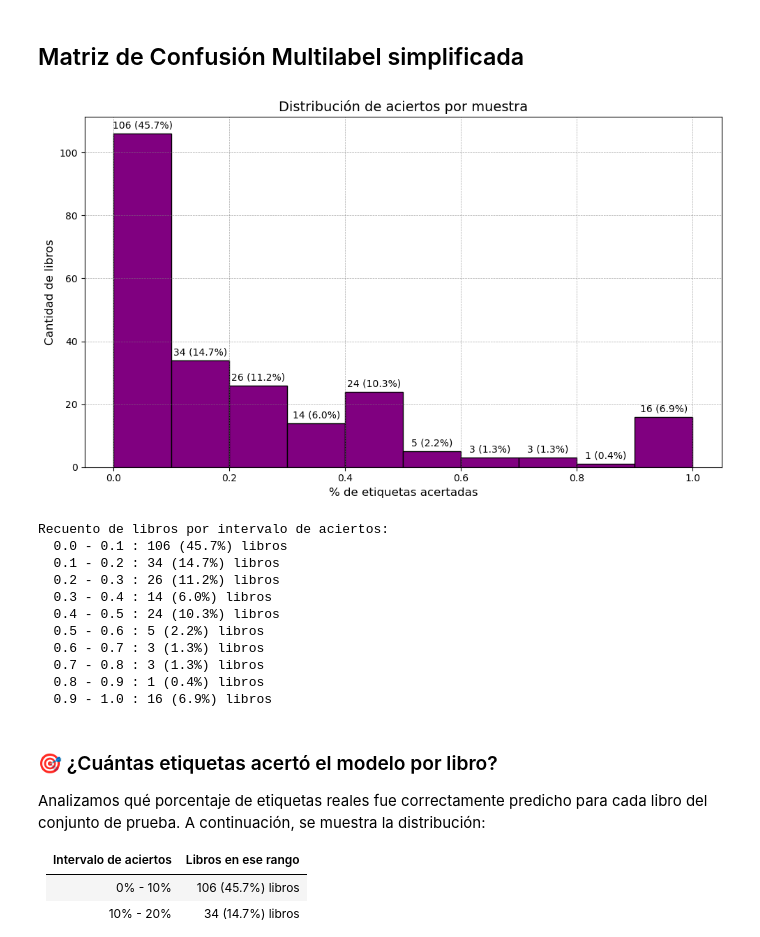
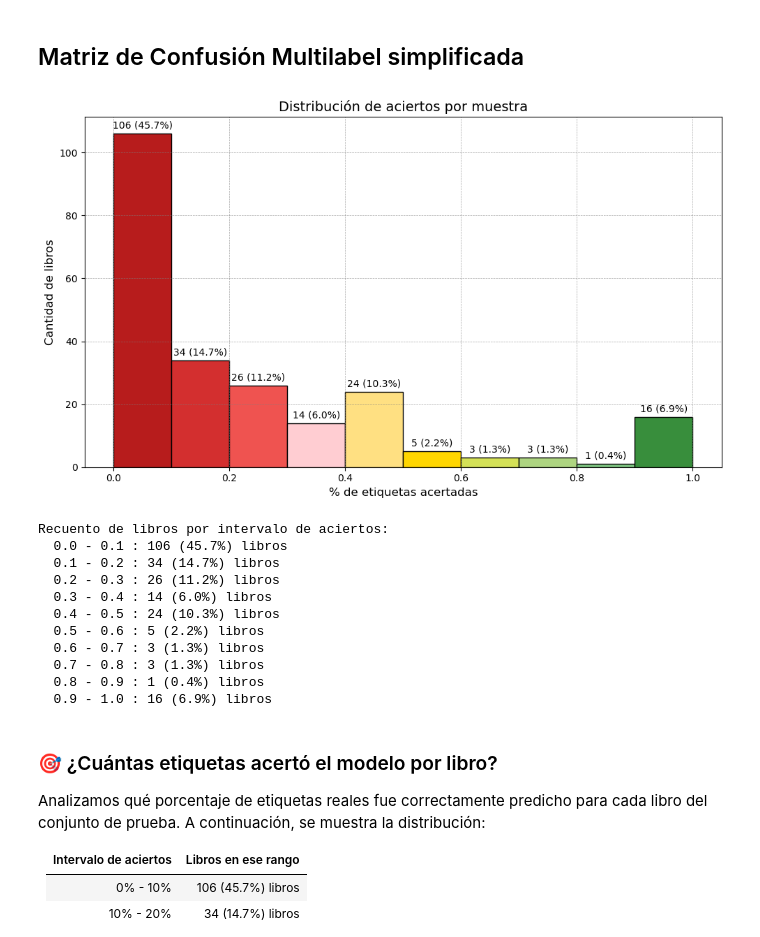
Before and after one commit to jesuserro/BiblioNLP-Automatic-Tagging-Semantic-Book-Search, a Jupyter notebook: notebooks/2_1_multilabel_classifier.ipynb, the cells around one changed output. Saved outputs shown, nothing was run; the diff lists cells and outputs as text; code cells hidden in the pictures.

Commit message:
chore: commit save point

```diff
--- a/notebooks/2_1_multilabel_classifier.ipynb
+++ b/notebooks/2_1_multilabel_classifier.ipynb
@@ -491,55 +491,82 @@ plt.show()
 # %% [markdown]
 ## Matriz de Confusión Multilabel simplificada
 # %%
-# Histograma con % de libros sobre cada barra
+# Simulación de datos para ejemplo (elimina si ya tienes Y_pred y Y_test)
+# Y_pred = np.random.randint(0, 2, size=(1000, 5))
+# Y_test = np.random.randint(0, 2, size=(1000, 5))
+
+# Cálculo de precisión por muestra
 correct_counts = np.sum((Y_pred == Y_test) & (Y_test == 1), axis=1)
 total_relevant = np.sum(Y_test, axis=1)
 accuracy_per_sample = correct_counts / (total_relevant + 1e-10)
 
 fig, ax = plt.subplots(figsize=(10, 6))
-n, bins, patches = ax.hist(accuracy_per_sample, bins=10, color='purple', edgecolor='black')
+n, bins, patches = ax.hist(accuracy_per_sample, bins=10, edgecolor='black')
 
-# Total de libros para calcular porcentajes
+# Total de libros
 total_samples = len(accuracy_per_sample)
+
+# Definir gradiente manual de colores de rojo a verde
+gradient_colors = [
+    "#b71c1c",  # rojo muy oscuro
+    "#d32f2f",  # rojo oscuro
+    "#ef5350",  # rojo claro
+    "#ffcdd2",  # salmón claro
+    "#ffe082",  # amarillo pastel
+    "#ffd600",  # amarillo vivo
+    "#d4e157",  # verde lima
+    "#aed581",  # verde medio
+    "#81c784",  # verde claro
+    "#388e3c"   # verde fuerte
+]
+
+# Aplicar color según la posición del bin
+for i, patch in enumerate(patches):
+    color = gradient_colors[i % len(gradient_colors)]
+    patch.set_facecolor(color)
 
 # Grid en ambos ejes
 ax.grid(axis='both', linestyle='--', linewidth=0.5, color='gray', alpha=0.7)
 
 # Etiquetas sobre cada barra: número + porcentaje
 for i in range(len(patches)):
     height = n[i]
     if height > 0:
         percent = (height / total_samples) * 100
         ax.text(patches[i].get_x() + patches[i].get_width() / 2,
                 height + 1,
                 f'{int(height)} ({percent:.1f}%)',
                 ha='center', va='bottom', fontsize=10, color='black')
 
 # Títulos y etiquetas
 ax.set_title('Distribución de aciertos por muestra', fontsize=14)
 ax.set_xlabel('% de etiquetas acertadas', fontsize=12)
 ax.set_ylabel('Cantidad de libros', fontsize=12)
 plt.tight_layout()
+
+# Guardar figura
 plt.savefig(os.path.join(output_dir, 'accuracy_per_sample_hist.jpg'))
 
-# Save histogram data to CSV
-hist_data = pd.DataFrame({'Interval': [f"{bins[i]:.1f} - {bins[i+1]:.1f}" for i in range(len(n))],
-                           'Count': n,
-                           'Percentage': (n / total_samples) * 100})
+# Guardar tabla como CSV
+hist_data = pd.DataFrame({
+    'Interval': [f"{bins[i]:.1f} - {bins[i+1]:.1f}" for i in range(len(n))],
+    'Count': n,
+    'Percentage': (n / total_samples) * 100
+})
 hist_data.to_csv(os.path.join('../data/processed', 'accuracy_histogram.csv'), index=False)
 
 plt.show()
 
-# Imprimir tabla con porcentajes
+# Mostrar en consola
 print("Recuento de libros por intervalo de aciertos:")
 for i in range(len(n)):
     low = bins[i]
     high = bins[i+1]
     count = int(n[i])
     percent = (count / total_samples) * 100
     print(f"  {low:.1f} - {high:.1f} : {count} ({percent:.1f}%) libros")
 # %% [output]
-[figure, old version]
+[figure, new version]
 Recuento de libros por intervalo de aciertos:
   0.0 - 0.1 : 106 (45.7%) libros
   0.1 - 0.2 : 34 (14.7%) libros
```
Also changed, not shown: parts of 1 cell of this notebook, 2 other files.
